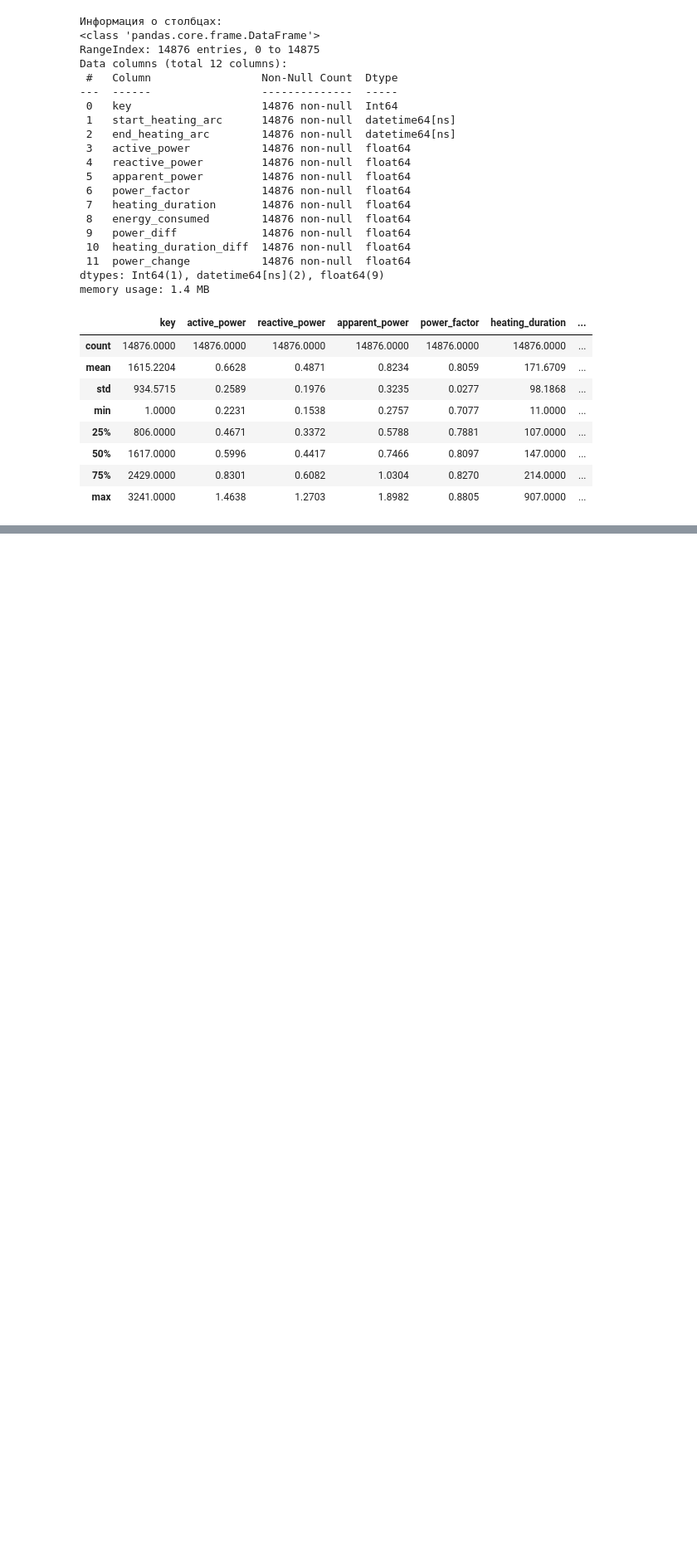
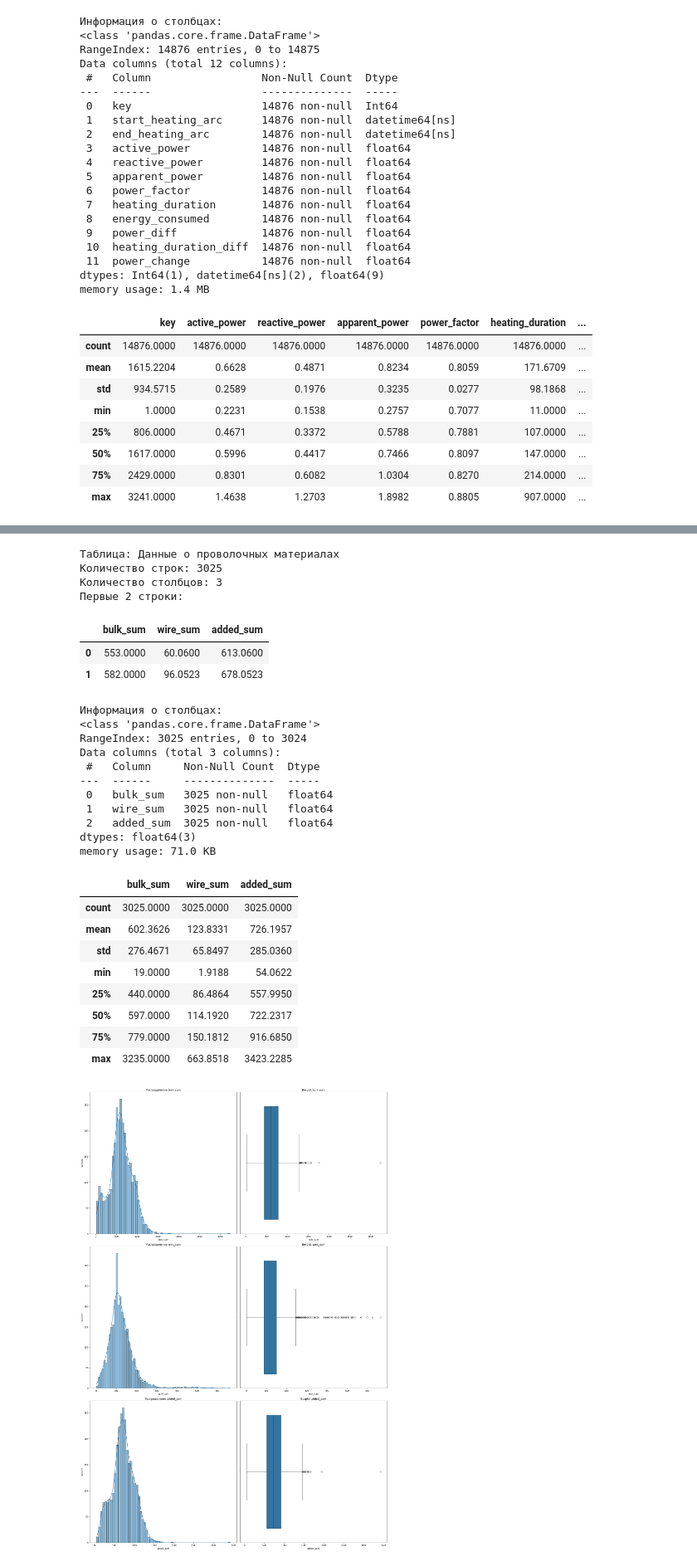
Before and after one commit to EPrutskoy/EPrutskoy, a Jupyter notebook: steel_temp_prediction/1d4c36b2-5168-4ae1-b314-a56a8d5214b9.ipynb, the cells around one changed output, grey strips where cells are left out. Shown at 83% size. Drawn from its saved outputs; the diff is of its cells as text; code cells hidden in the pictures; blank space fills up the shorter version.

```diff
--- a/steel_temp_prediction/1d4c36b2-5168-4ae1-b314-a56a8d5214b9.ipynb
+++ b/steel_temp_prediction/1d4c36b2-5168-4ae1-b314-a56a8d5214b9.ipynb
@@ -1073,3 +1231,47 @@ display(filtered_data.head())
+# %%
+# Склейка таблиц по ключу 'key'
+data_addons = pd.merge(data_bulk, data_wire, on='key', suffixes=('_bulk', '_wire'))
+
+# Создание столбцов для суммы значений в таблицах data_bulk и data_wire
+data_addons['bulk_sum'] = data_addons.filter(like='bulk_').sum(axis=1)
+data_addons['wire_sum'] = data_addons.filter(like='wire_').sum(axis=1)
+
+# Создание столбца, который суммирует значения bulk_sum и wire_sum
+data_addons['added_sum'] = data_addons['bulk_sum'] + data_addons['wire_sum']
+# %%
+# Просмотр результата
+agg_arc.loc[agg_arc['heating_duration_sum'] < 1700]
+data_info(data_addons[['bulk_sum', 'wire_sum', 'added_sum']], 'Данные о проволочных материалах')
+plot_distributions(data_addons[['bulk_sum', 'wire_sum', 'added_sum']])
+# %% [output]
+Таблица: Данные о проволочных материалах
+Количество строк: 3025
+Количество столбцов: 3
+Первые 2 строки:
+|  | bulk_sum | wire_sum | added_sum |
+| 0 | 553.0000 | 60.0600 | 613.0600 |
+| 1 | 582.0000 | 96.0523 | 678.0523 |
+Информация о столбцах:
+<class 'pandas.core.frame.DataFrame'>
+RangeIndex: 3025 entries, 0 to 3024
+Data columns (total 3 columns):
+ #   Column     Non-Null Count  Dtype
+---  ------     --------------  -----
+ 0   bulk_sum   3025 non-null   float64
+ 1   wire_sum   3025 non-null   float64
+ 2   added_sum  3025 non-null   float64
+dtypes: float64(3)
+memory usage: 71.0 KB
+|  | bulk_sum | wire_sum | added_sum |
+| count | 3025.0000 | 3025.0000 | 3025.0000 |
+| mean | 602.3626 | 123.8331 | 726.1957 |
+| std | 276.4671 | 65.8497 | 285.0360 |
+| min | 19.0000 | 1.9188 | 54.0622 |
+| 25% | 440.0000 | 86.4864 | 557.9950 |
+| 50% | 597.0000 | 114.1920 | 722.2317 |
+| 75% | 779.0000 | 150.1812 | 916.6850 |
+| max | 3235.0000 | 663.8518 | 3423.2285 |
+[figure, added]
 # %%
 sns.jointplot(
     x=data_arc['energy_consumed'],
```
Also changed, not shown: parts of 26 cells of this notebook, 1 other file.
